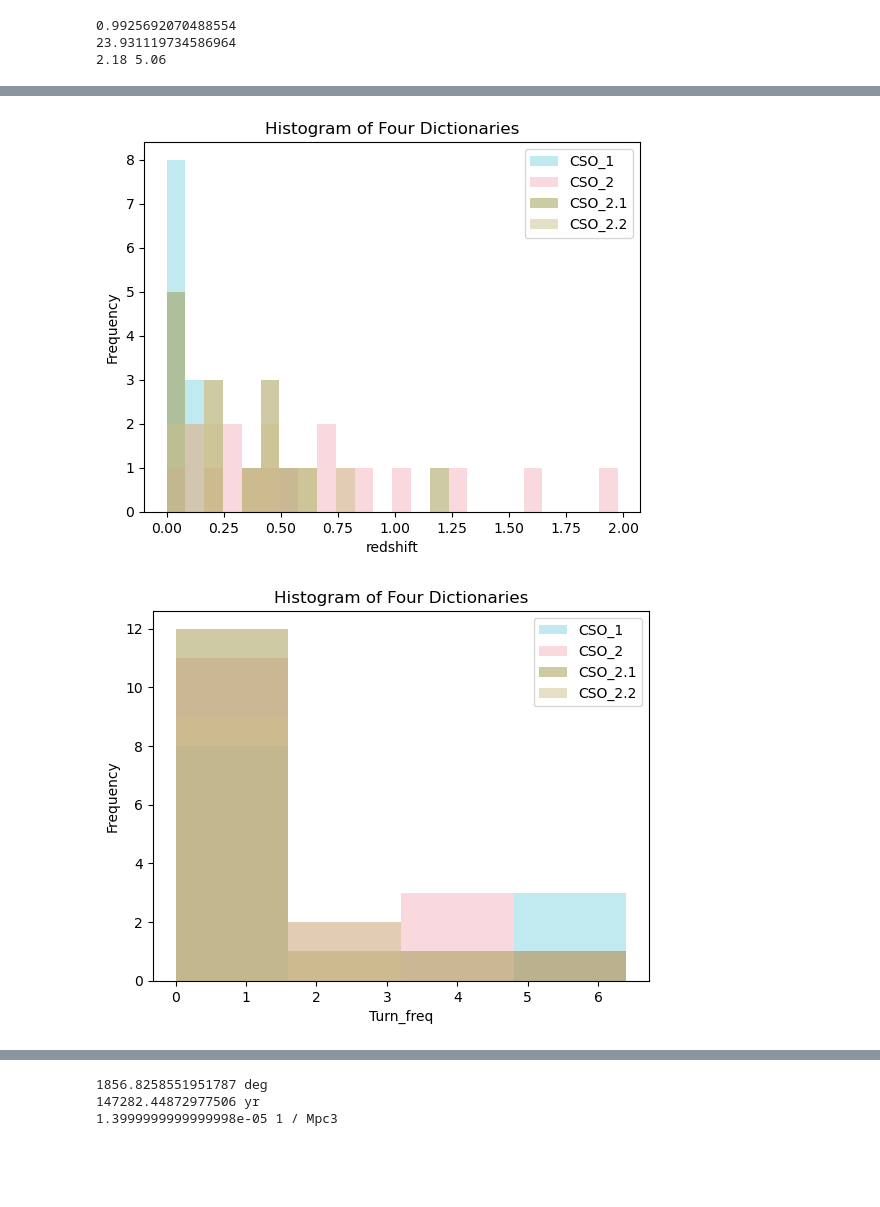
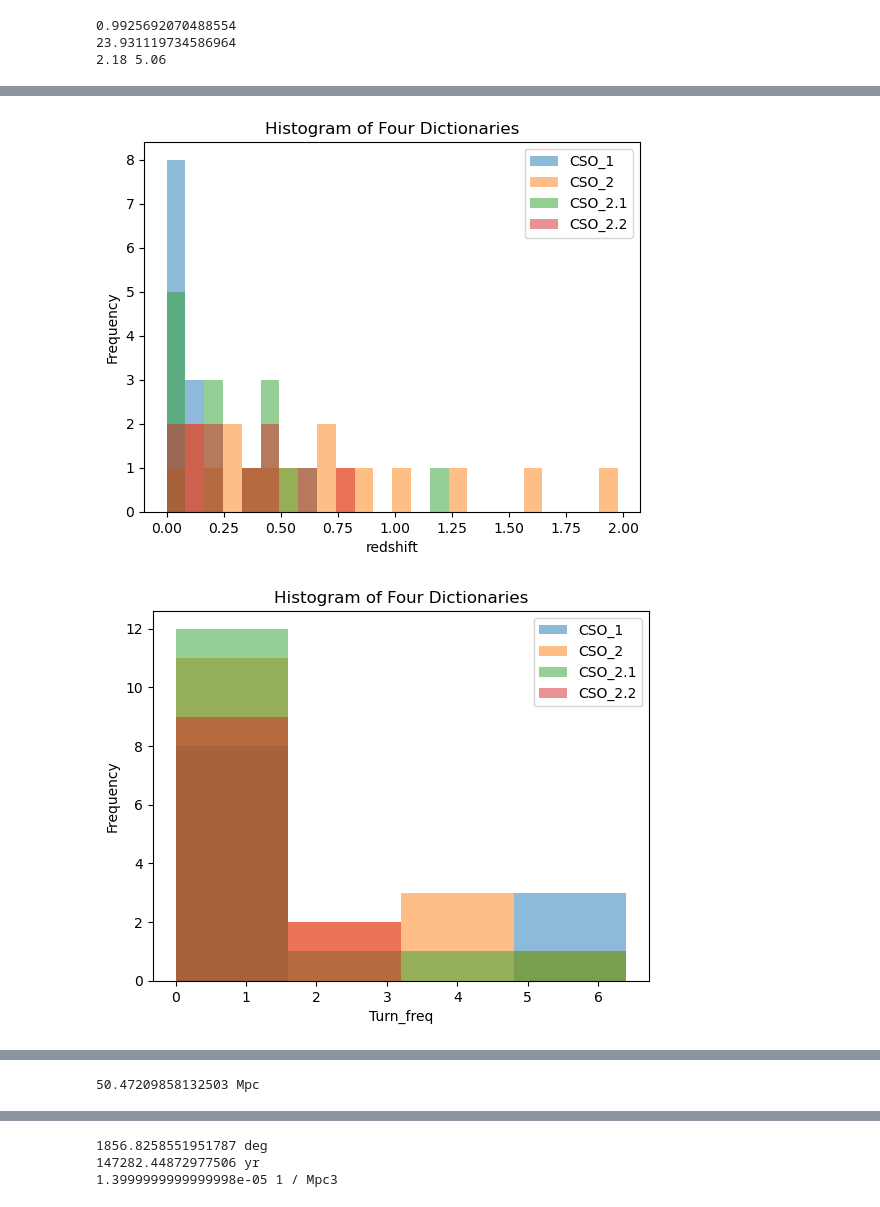
Before and after one commit to henan99/Masteroppgave, a Jupyter notebook: more_fun.ipynb, the cells around one changed output, grey strips where cells are left out. Cells and saved outputs as stored; diff of their text form; code cells hidden in the pictures; blank space fills up the shorter version.

```diff
--- a/more_fun.ipynb
+++ b/more_fun.ipynb
@@ -184,7 +184,7 @@ cso_galaxies ={
     "J2327+0846": {"R.A.": "23:27:56.70", "Dec.": "+08:46:44.30", "z": '0.02892', 'Ang_size': '1300.0', 'lin_size': '0.744', 'Turnover_freq': '0.09', 'Turnover_flux_den': '1.0','class':'1'},
     "J2347-1856": {"R.A.": "23:47:08.63", "Dec.": "-18:56:18.86", "z": 'nan', 'Ang_size': '33.4', 'lin_size': '0.186', 'Turnover_freq': '1.8', 'Turnover_flux_den': '0.66','class':'nan'},
     "J2355+4950": {"R.A.": "23:55:09.46", "Dec.": "+49:50:08.34", "z": '0.23831', 'Ang_size': '90', 'lin_size': '0.337', 'Turnover_freq': '0.7', 'Turnover_flux_den': '2.93','class':'2.2'},
-       "Mrk348": {"R.A.": "00:48:47.14", "Dec.": "+31:57:25.09", "z": '0.015', 'Ang_size': 'nan', 'lin_size': 'nan', 'Turnover_freq': 'nan', 'Turnover_flux_den': 'nan','class':'nan'},
+
 }
 print(len(cso_galaxies.keys()))
 def parse_coordinates_RA(coord_str):
@@ -1223,9 +1241,9 @@ import seaborn as sns
 import wesanderson as wes
 #print(wes.palette_names())
 
-wes_palette = wes.film_palette("Moonrise",2)
+#wes_palette = wes.film_palette("Bottle Rocket",1)
 #wes_palette = ["#8d99ae", "#ef233c", "#d90429", "#2b2d42"]  # Example colors, adjust as necessary
-sns.set_palette(wes_palette)
+#sns.set_palette(wes_palette)
 # %%
 
 
@@ -1288,11 +1306,12 @@ plt.show()
 
 
 plt.figure(figsize=(10, 6))
-plt.scatter(CSO_1['Turnover_freq'], CSO_1['Turnover_flux_den'], label='CSO_1',marker = 'x')
-plt.scatter(CSO_2['Turnover_freq'], CSO_2['Turnover_flux_den'], label='CSO_2')
-plt.scatter(CSO_21['Turnover_freq'], CSO_21['Turnover_flux_den'], label='CSO_2.1',marker = 's')
-plt.scatter(CSO_22['Turnover_freq'], CSO_22['Turnover_flux_den'], label='CSO_2.2',marker = 'o')
-plt.xlabel('Turnover Frequency')
+plt.scatter(CSO_1['lin_size']*1e3, CSO_1['Turnover_freq'], label='CSO_1',marker = 'x')
+plt.scatter(CSO_2['lin_size']*1e3, CSO_2['Turnover_freq'], label='CSO_2',marker = '^')
+plt.scatter(CSO_21['lin_size']*1e3, CSO_21['Turnover_freq'], label='CSO_2.1',marker = 's')
+plt.scatter(CSO_22['lin_size']*1e3, CSO_22['Turnover_freq'], label='CSO_2.2',marker = 'o')
+plt.scatter(CSO_22[CSO_22['Object Name']=='J0131+5545']['lin_size']*1e3,CSO_22[CSO_22['Object Name']=='J0131+5545']['Turnover_freq'],label = 'J0131+5545',marker = 'o')
+plt.xlabel('Linear size')
 plt.ylabel('Turnover Flux Density')
 plt.title('Scatter Plot of Turnover Frequency and Turnover Flux Density')
 plt.legend()
@@ -1328,9 +1347,9 @@ def redshift_to_distance(z):
 convert_Jy = 1e-23
 
 plt.figure(figsize=(10, 6))
-plt.plot(CSO_1['lin_size']*1e3, 4*np.pi*redshift_to_distance(CSO_1['z'])**2*CSO_1['Turnover_flux_den']*convert_Jy, 'o', label='CSO_1')
-plt.plot(CSO_2['lin_size']*1e3, 4*np.pi*redshift_to_distance(CSO_2['z'])**2*CSO_2['Turnover_flux_den']*convert_Jy, 'o', label='CSO_2')
-plt.plot(CSO_21['lin_size']*1e3, 4*np.pi*redshift_to_distance(CSO_21['z'])**2*CSO_21['Turnover_flux_den']*convert_Jy, 'o', label='CSO_2.1')
+plt.plot(CSO_1['lin_size']*1e3, 4*np.pi*redshift_to_distance(CSO_1['z'])**2*CSO_1['Turnover_flux_den']*convert_Jy, 'x', label='CSO_1')
+plt.plot(CSO_2['lin_size']*1e3, 4*np.pi*redshift_to_distance(CSO_2['z'])**2*CSO_2['Turnover_flux_den']*convert_Jy, '^', label='CSO_2')
+plt.plot(CSO_21['lin_size']*1e3, 4*np.pi*redshift_to_distance(CSO_21['z'])**2*CSO_21['Turnover_flux_den']*convert_Jy, 's', label='CSO_2.1')
 plt.plot(CSO_22['lin_size']*1e3, 4*np.pi*redshift_to_distance(CSO_22['z'])**2*CSO_22['Turnover_flux_den']*convert_Jy, 'o', label='CSO_2.2')
 plt.xlabel('Linear Size[pc]')
 plt.ylabel('Luminosity at radio spectral peak [erg/s/Hz]')
@@ -1343,36 +1362,56 @@ plt.show()
 
 
 plt.figure(figsize=(10, 6))
-plt.plot(CSO_1['lin_size']*1e3, 4*np.pi*redshift_to_distance(CSO_1['z'])**2*CSO_1['Turnover_flux_den']*convert_Jy*CSO_1['Turnover_freq']*1e9, 'o', label='CSO_1')
-plt.plot(CSO_2['lin_size']*1e3, 4*np.pi*redshift_to_distance(CSO_2['z'])**2*CSO_2['Turnover_flux_den']*convert_Jy*CSO_2['Turnover_freq']*1e9, 'o', label='CSO_2')
-plt.plot(CSO_21['lin_size']*1e3, 4*np.pi*redshift_to_distance(CSO_21['z'])**2*CSO_21['Turnover_flux_den']*convert_Jy*CSO_21['Turnover_freq']*1e9, 'o', label='CSO_2.1')
+plt.plot(CSO_1['lin_size']*1e3, 4*np.pi*redshift_to_distance(CSO_1['z'])**2*CSO_1['Turnover_flux_den']*convert_Jy*CSO_1['Turnover_freq']*1e9, 'x', label='CSO_1')
+plt.plot(CSO_2['lin_size']*1e3, 4*np.pi*redshift_to_distance(CSO_2['z'])**2*CSO_2['Turnover_flux_den']*convert_Jy*CSO_2['Turnover_freq']*1e9, '^', label='CSO_2')
+plt.plot(CSO_21['lin_size']*1e3, 4*np.pi*redshift_to_distance(CSO_21['z'])**2*CSO_21['Turnover_flux_den']*convert_Jy*CSO_21['Turnover_freq']*1e9, 's', label='CSO_2.1')
 plt.plot(CSO_22['lin_size']*1e3, 4*np.pi*redshift_to_distance(CSO_22['z'])**2*CSO_22['Turnover_flux_den']*convert_Jy*CSO_22['Turnover_freq']*1e9, 'o', label='CSO_2.2')
+#plt.plot(CSO_22[CSO_22['Object Name']=='J0131+5545']['lin_size']*1e3,4*np.pi*redshift_to_distance(CSO_22[CSO_22['Object Name']=='J0131+5545']['z'])**2*CSO_22[CSO_22['Object Name']=='J0131+5545']['Turnover_flux_den']*convert_Jy*CSO_22[CSO_22['Object Name']=='J0131+5545']['Turnover_freq']*1e9,label = 'J0131+5545',marker = 'o')
 #plt.plot(2, 10**41.5, 'o', label='1718-649 SED model Syn peak ish')
 plt.axhline(y= 10**41.5, color='r', linestyle='--', label='1718-649 SED model Syn peak ish')
 plt.xlabel('Linear Size[pc]')
 plt.ylabel('Luminosity at radio spectral peak [erg/s]')
 plt.title('Luminosity vs Linear Size')
 plt.xscale('log')
 plt.yscale('log')
 plt.legend()
+plt.savefig('C:/Users/henri/OneDrive/Documents/NTNU/Semester 10/Masteroppgave/Plots/Lin_size_vs_Luminosity.png')
 plt.show()
+mpc_des = cosmo.comoving_distance(0.0117)
+print(mpc_des)
+plt.figure(figsize=(10, 6))
+plt.plot(CSO_1['z'], 4*np.pi*redshift_to_distance(CSO_1['z'])**2*CSO_1['Turnover_flux_den']*convert_Jy*CSO_1['Turnover_freq']*1e9, 'x', label='CSO_1')
+plt.plot(CSO_2['z'], 4*np.pi*redshift_to_distance(CSO_2['z'])**2*CSO_2['Turnover_flux_den']*convert_Jy*CSO_2['Turnover_freq']*1e9, '^', label='CSO_2')
+plt.plot(CSO_21['z'], 4*np.pi*redshift_to_distance(CSO_21['z'])**2*CSO_21['Turnover_flux_den']*convert_Jy*CSO_21['Turnover_freq']*1e9, 's', label='CSO_2.1')
+plt.plot(CSO_22['z'], 4*np.pi*redshift_to_distance(CSO_22['z'])**2*CSO_22['Turnover_flux_den']*convert_Jy*CSO_22['Turnover_freq']*1e9, 'o', label='CSO_2.2')
+#plt.plot(2, 10**41.5, 'o', label='1718-649 SED model Syn peak ish')
+#plt.axhline(y= 10**41.5, color='r', linestyle='--', label='1718-649 SED model Syn peak ish')
+plt.axvline(x=0.0117, color='r', linestyle='--', label='z = 0.017 = 50 Mpc ')
+plt.xlabel('Redshift')
+plt.ylabel('Luminosity at radio spectral peak [erg/s]')
+plt.title('Luminosity vs Linear Size')
+#plt.xscale('log')
+plt.yscale('log')
+plt.legend()
+plt.savefig('C:/Users/henri/OneDrive/Documents/NTNU/Semester 10/Masteroppgave/Plots/z_vs_Luminosity.png')
+plt.show()
 # %% [output]
 Index(['Object Name', 'R.A.', 'Dec.', 'z', 'Ang_size', 'lin_size',
        'Turnover_freq', 'Turnover_flux_den', 'class', 'major_axis_comb'],
       dtype='object')
                           z  Turnover_freq  Turnover_flux_den  Ang_size  \
 z                  1.000000       0.097669          -0.049572 -0.128253
 Turnover_freq      0.097669       1.000000          -0.147264 -0.238877
 Turnover_flux_den -0.049572      -0.147264           1.000000  0.004377
 Ang_size          -0.128253      -0.238877           0.004377  1.000000
 lin_size           0.472886      -0.440568           0.080211  0.392095
 class              0.324551      -0.195847           0.298542 -0.243292
 major_axis_comb   -0.972397      -0.590072           0.971918  0.977045
 
 ... (29 lines left out)
 44     0.041    1.0              NaN
 59     0.013    1.0              NaN
 60     0.478    1.0              NaN
 76     0.744    1.0              NaN
-[figure, old version]
+[figure, new version]
-[figure, old version]
+[figure, new version]
@@ -1382,0 +1422 @@ major_axis_comb   -0.972397      -0.590072           0.971918  0.977045
+50.47209858132503 Mpc
```
Also changed, not shown: parts of 7 cells of this notebook, 29 other files.
